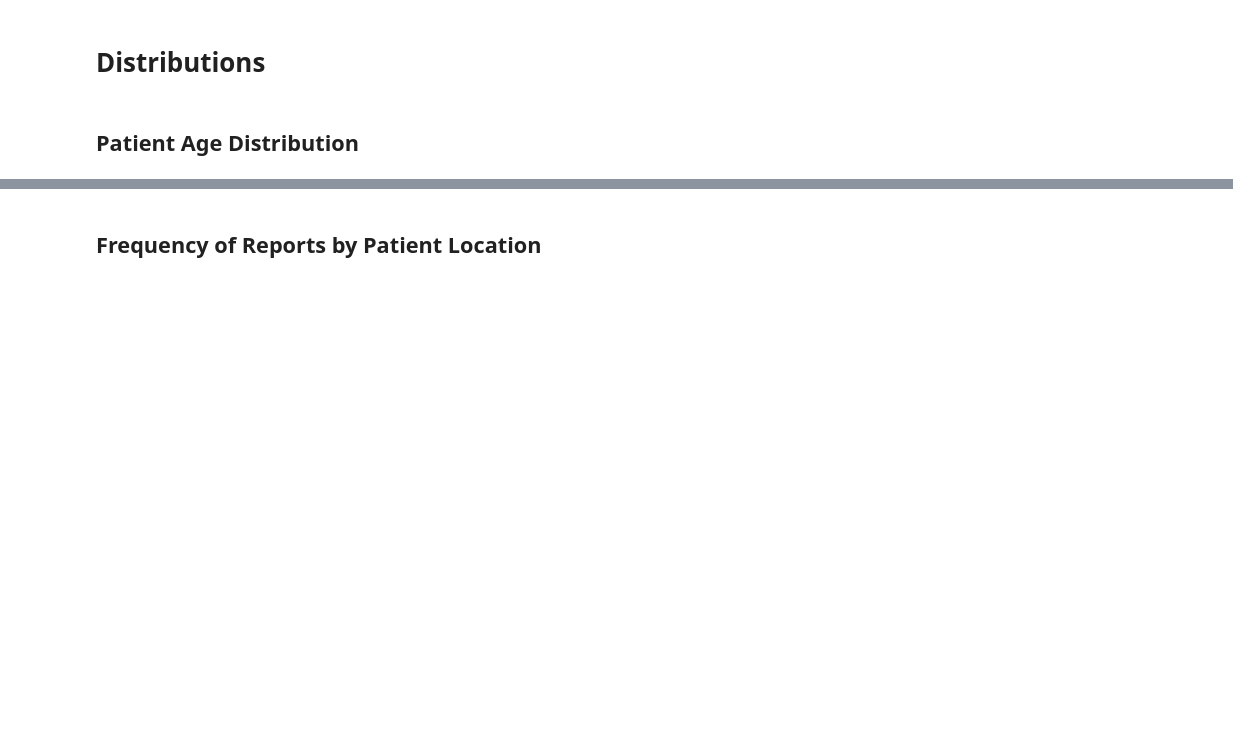
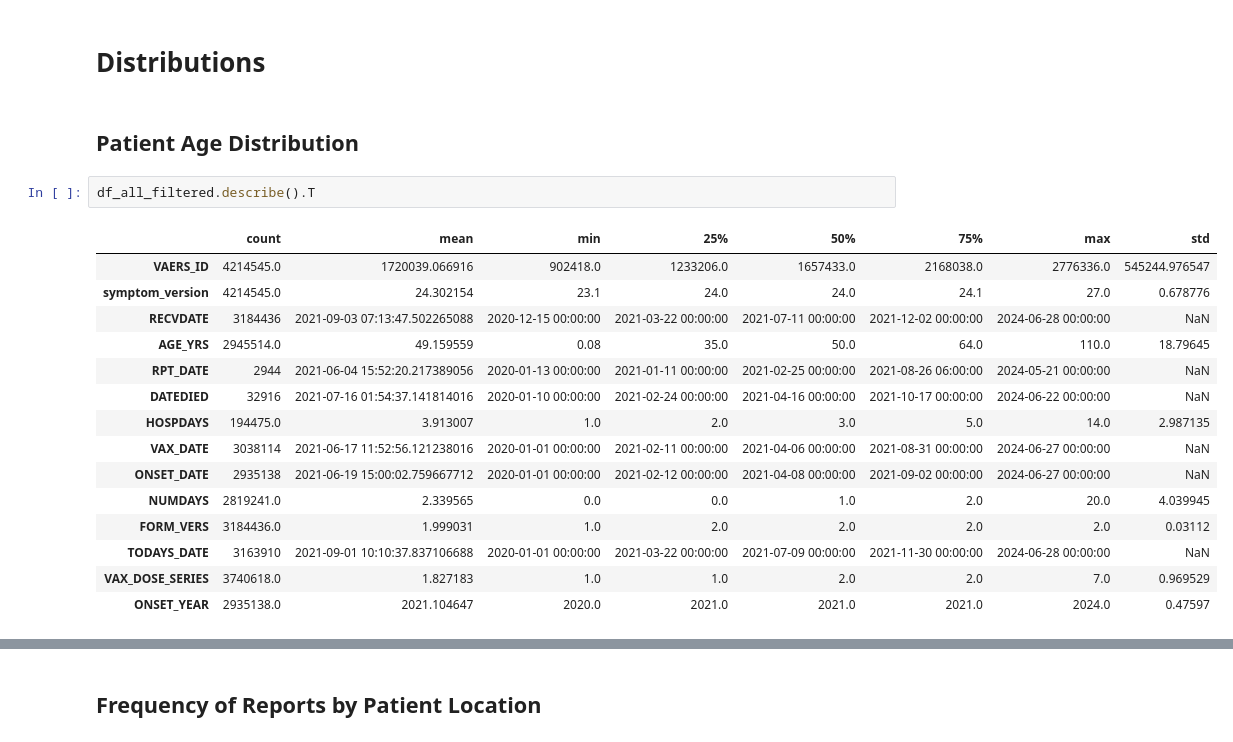
Before and after one commit to uw-msim-imt561-2026/covid-19-vaccine-adverse-reactions, a Jupyter notebook: notebooks/visualizations.ipynb, the cells around one changed output, grey strips where cells are left out. Drawn from its saved outputs; the diff is of its cells as text; blank space fills up the shorter version.

```diff
--- a/notebooks/visualizations.ipynb
+++ b/notebooks/visualizations.ipynb
@@ -275,6 +288,24 @@ plt.show()
 # Distributions
 # %% [markdown]
 ## Patient Age Distribution
+# %%
+df_all_filtered.describe().T
+# %% [output]
+|  | count | mean | min | 25% | 50% | 75% | max | std |
+| VAERS_ID | 4214545.0 | 1720039.066916 | 902418.0 | 1233206.0 | 1657433.0 | 2168038.0 | 2776336.0 | 545244.976547 |
+| symptom_version | 4214545.0 | 24.302154 | 23.1 | 24.0 | 24.0 | 24.1 | 27.0 | 0.678776 |
+| RECVDATE | 3184436 | 2021-09-03 07:13:47.502265088 | 2020-12-15 00:00:00 | 2021-03-22 00:00:00 | 2021-07-11 00:00:00 | 2021-12-02 00:00:00 | 2024-06-28 00:00:00 | NaN |
+| AGE_YRS | 2945514.0 | 49.159559 | 0.08 | 35.0 | 50.0 | 64.0 | 110.0 | 18.79645 |
+| RPT_DATE | 2944 | 2021-06-04 15:52:20.217389056 | 2020-01-13 00:00:00 | 2021-01-11 00:00:00 | 2021-02-25 00:00:00 | 2021-08-26 06:00:00 | 2024-05-21 00:00:00 | NaN |
+| DATEDIED | 32916 | 2021-07-16 01:54:37.141814016 | 2020-01-10 00:00:00 | 2021-02-24 00:00:00 | 2021-04-16 00:00:00 | 2021-10-17 00:00:00 | 2024-06-22 00:00:00 | NaN |
+| HOSPDAYS | 194475.0 | 3.913007 | 1.0 | 2.0 | 3.0 | 5.0 | 14.0 | 2.987135 |
+| VAX_DATE | 3038114 | 2021-06-17 11:52:56.121238016 | 2020-01-01 00:00:00 | 2021-02-11 00:00:00 | 2021-04-06 00:00:00 | 2021-08-31 00:00:00 | 2024-06-27 00:00:00 | NaN |
+| ONSET_DATE | 2935138 | 2021-06-19 15:00:02.759667712 | 2020-01-01 00:00:00 | 2021-02-12 00:00:00 | 2021-04-08 00:00:00 | 2021-09-02 00:00:00 | 2024-06-27 00:00:00 | NaN |
+| NUMDAYS | 2819241.0 | 2.339565 | 0.0 | 0.0 | 1.0 | 2.0 | 20.0 | 4.039945 |
+| FORM_VERS | 3184436.0 | 1.999031 | 1.0 | 2.0 | 2.0 | 2.0 | 2.0 | 0.03112 |
+| TODAYS_DATE | 3163910 | 2021-09-01 10:10:37.837106688 | 2020-01-01 00:00:00 | 2021-03-22 00:00:00 | 2021-07-09 00:00:00 | 2021-11-30 00:00:00 | 2024-06-28 00:00:00 | NaN |
+| VAX_DOSE_SERIES | 3740618.0 | 1.827183 | 1.0 | 1.0 | 2.0 | 2.0 | 7.0 | 0.969529 |
+| ONSET_YEAR | 2935138.0 | 2021.104647 | 2020.0 | 2021.0 | 2021.0 | 2021.0 | 2024.0 | 0.47597 |
 # %%
 # plot distribution - patient age
 fig, ax = plt.subplots(figsize=(10, 8))
```
Also changed, not shown: parts of 6 cells of this notebook, 1 other file.
